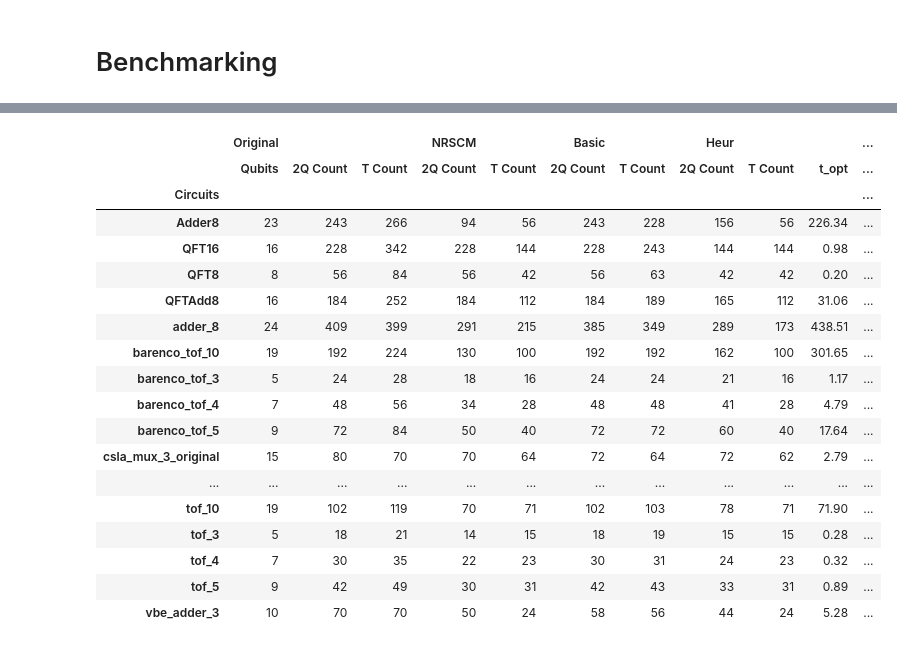
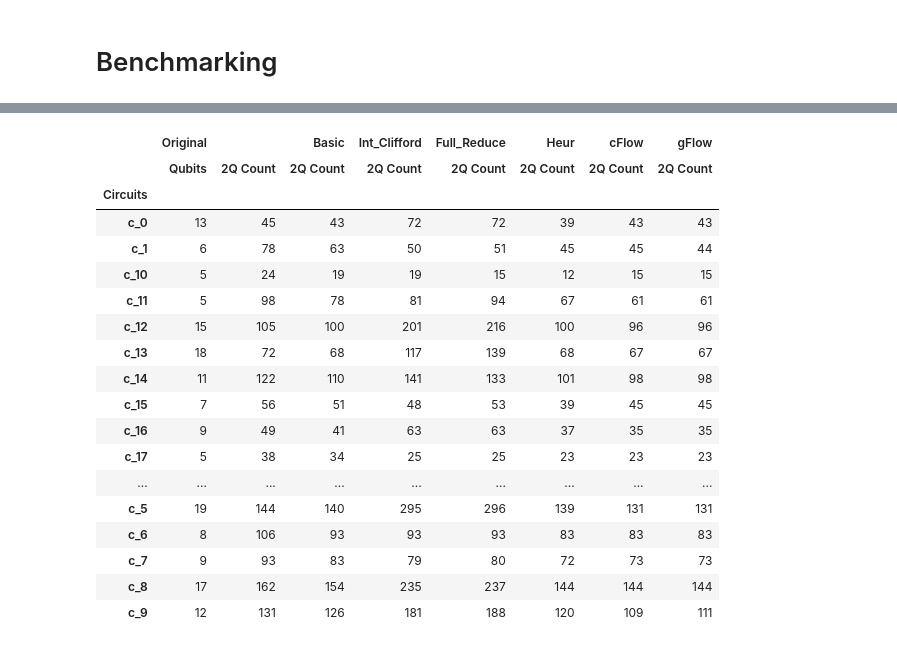
Before and after one commit to calumholker/pyzx, a Jupyter notebook: optimisation/benchmarking.ipynb, the cells around one changed output, grey strips where cells are left out. Saved outputs shown, nothing was run; the diff lists cells and outputs as text; code cells hidden in the pictures.

Commit message:
benchmarking

```diff
--- a/optimisation/benchmarking.ipynb
+++ b/optimisation/benchmarking.ipynb
@@ -23,5 +15,7 @@ Loaded circuit groups:  ['fast']
 # %%
-%%script false --no-raise-error
-b = benchmark()
-b.load_circuits(os.path.join('..', 'circuits', 'benchmarking', 'Fast', 'before'), group_name='fast')
-b.load_circuits(os.path.join('..', 'circuits', 'benchmarking', 'Fast', 'nrscm'), group_name='fast', simp_strategy='NRSCM')
+b = benchmark(dirpath='benchmark')
+# b = benchmark()
+# b.load_circuits(os.path.join('..', 'circuits', 'benchmarking', 'Fast', 'before'), group_name='fast')
+# b.load_circuits('generated_circuits', group_name='generated')
+# b.load_circuits(os.path.join('..', 'circuits', 'benchmarking', 'Fast', 'nrscm'), group_name='fast', simp_strategy='NRSCM')
+b.show_attributes()
@@ -81,0 +94,24 @@ def basic(c):
+# %%
+base_params = [1,1,1,0,0,0,0,0,0]
+opt_params = [[0.30, 0.39, 0.31, -1.81, 2.47, 0.35, 1.08, -1.15, 1.11], #1
+        [0.34, 0.37, 0.29, 22.32, 2.33, -18.51, 1.92, -26.60, -9.51], #2
+        [0.50, 0.06, 0.44, -3.99, 1.94, -16.24, -14.81, -11.30, -11.49], #3
+        [0.51, 0.04, 0.45, -13.43, -7.01, -14.67, -2.37, -5.75, -2.45], #4
+        [0.50, 0.06, 0.44, 0.68, 14.78, -14.58, 8.62, -1.26, -10.86], #5
+        [0.51, 0.04, 0.45, -7.08, 10.69, -8.13, 3.25, 0.71, -16.19], #6
+        [0.29, 0.21, 0.50, 1.42, -11.92, -8.86, -10.04, -16.48, 2.84], #7
+        [0.08, 0.70, 0.22, -11.13, 3.59, -5.92, 10.02, -6.71, -5.46], #8
+        [0.50, 0.06, 0.44, 5.83, 10.42, 2.09, 3.23, -2.41, -5.48], #9
+        [0.34, 0.37, 0.29, 12.76, 16.65, -5.62, -8.72, -21.95, 6.17], #10
+        [0.3, 0.5, 0.2, -1.81, 2.47, 0.35, 1.08, -1.15, 1.11], #11
+        [0.45, 0.55, 0.0, -1.81, 2.47, 0.35, 1.08, -1.15, 1.11]] #12
+
+# b.add_simplification_func(zx_heur, 'Heur', groups_to_run=['generated'],verify=False)
+# b.add_simplification_func(basic, 'Basic', groups_to_run=['generated'],verify=False)
+# b.add_simplification_func(int_cliff, 'Int_Clifford', groups_to_run='all',verify=False)
+# b.add_simplification_func(full_reduce, 'Full_Reduce', groups_to_run='all',verify=False)
+# b.add_simplification_func(partial(cFlow_reduce, params=base_params), 'cFlow', groups_to_run=['generated'],verify=False)
+# b.add_simplification_func(partial(gFlow_reduce, params=base_params), 'gFlow', groups_to_run=['generated'],verify=False)
+for i, params in enumerate(opt_params):
+        b.add_simplification_func(partial(cFlow_reduce, params=params), f'cFlow_{i+1}', groups_to_run='all',verify=False)
+        b.add_simplification_func(partial(gFlow_reduce, params=params), f'gFlow_{i+1}', groups_to_run='all',verify=False)
@@ -91,25 +147,25 @@ Loaded circuit groups:  ['fast']
 # %%
-df = b.df(groups=['fast'],
-     routines=['NRSCM'],
-     funcs='all',
-     atts=['Qubits', '2Q Count', 'T Count', 't_opt'])
+df = b.df(groups=['generated'],
+     routines='all',
+     funcs=['Basic', 'Int_Clifford', 'Full_Reduce', 'Heur', 'cFlow', 'gFlow'],
+     atts=['Qubits', '2Q Count'])
 # %% [output]
-|  | Original |  |  | NRSCM |  | Basic |  | Heur |  |  | ... |
-|  | Qubits | 2Q Count | T Count | 2Q Count | T Count | 2Q Count | T Count | 2Q Count | T Count | t_opt | ... |
-| Circuits |  |  |  |  |  |  |  |  |  |  | ... |
-| Adder8 | 23 | 243 | 266 | 94 | 56 | 243 | 228 | 156 | 56 | 226.34 | ... |
-| QFT16 | 16 | 228 | 342 | 228 | 144 | 228 | 243 | 144 | 144 | 0.98 | ... |
-| QFT8 | 8 | 56 | 84 | 56 | 42 | 56 | 63 | 42 | 42 | 0.20 | ... |
-| QFTAdd8 | 16 | 184 | 252 | 184 | 112 | 184 | 189 | 165 | 112 | 31.06 | ... |
-| adder_8 | 24 | 409 | 399 | 291 | 215 | 385 | 349 | 289 | 173 | 438.51 | ... |
-| barenco_tof_10 | 19 | 192 | 224 | 130 | 100 | 192 | 192 | 162 | 100 | 301.65 | ... |
-| barenco_tof_3 | 5 | 24 | 28 | 18 | 16 | 24 | 24 | 21 | 16 | 1.17 | ... |
-| barenco_tof_4 | 7 | 48 | 56 | 34 | 28 | 48 | 48 | 41 | 28 | 4.79 | ... |
-| barenco_tof_5 | 9 | 72 | 84 | 50 | 40 | 72 | 72 | 60 | 40 | 17.64 | ... |
-| csla_mux_3_original | 15 | 80 | 70 | 70 | 64 | 72 | 64 | 72 | 62 | 2.79 | ... |
-| ... | ... | ... | ... | ... | ... | ... | ... | ... | ... | ... | ... |
-| tof_10 | 19 | 102 | 119 | 70 | 71 | 102 | 103 | 78 | 71 | 71.90 | ... |
-| tof_3 | 5 | 18 | 21 | 14 | 15 | 18 | 19 | 15 | 15 | 0.28 | ... |
-| tof_4 | 7 | 30 | 35 | 22 | 23 | 30 | 31 | 24 | 23 | 0.32 | ... |
-| tof_5 | 9 | 42 | 49 | 30 | 31 | 42 | 43 | 33 | 31 | 0.89 | ... |
-| vbe_adder_3 | 10 | 70 | 70 | 50 | 24 | 58 | 56 | 44 | 24 | 5.28 | ... |
+|  | Original |  | Basic | Int_Clifford | Full_Reduce | Heur | cFlow | gFlow |
+|  | Qubits | 2Q Count | 2Q Count | 2Q Count | 2Q Count | 2Q Count | 2Q Count | 2Q Count |
+| Circuits |  |  |  |  |  |  |  |  |
+| c_0 | 13 | 45 | 43 | 72 | 72 | 39 | 43 | 43 |
+| c_1 | 6 | 78 | 63 | 50 | 51 | 45 | 45 | 44 |
+| c_10 | 5 | 24 | 19 | 19 | 15 | 12 | 15 | 15 |
+| c_11 | 5 | 98 | 78 | 81 | 94 | 67 | 61 | 61 |
+| c_12 | 15 | 105 | 100 | 201 | 216 | 100 | 96 | 96 |
+| c_13 | 18 | 72 | 68 | 117 | 139 | 68 | 67 | 67 |
+| c_14 | 11 | 122 | 110 | 141 | 133 | 101 | 98 | 98 |
+| c_15 | 7 | 56 | 51 | 48 | 53 | 39 | 45 | 45 |
+| c_16 | 9 | 49 | 41 | 63 | 63 | 37 | 35 | 35 |
+| c_17 | 5 | 38 | 34 | 25 | 25 | 23 | 23 | 23 |
+| ... | ... | ... | ... | ... | ... | ... | ... | ... |
+| c_5 | 19 | 144 | 140 | 295 | 296 | 139 | 131 | 131 |
+| c_6 | 8 | 106 | 93 | 93 | 93 | 83 | 83 | 83 |
+| c_7 | 9 | 93 | 83 | 79 | 80 | 72 | 73 | 73 |
+| c_8 | 17 | 162 | 154 | 235 | 237 | 144 | 144 | 144 |
+| c_9 | 12 | 131 | 126 | 181 | 188 | 120 | 109 | 111 |
```
Also changed, not shown: parts of 8 cells of this notebook, 17 other files.
